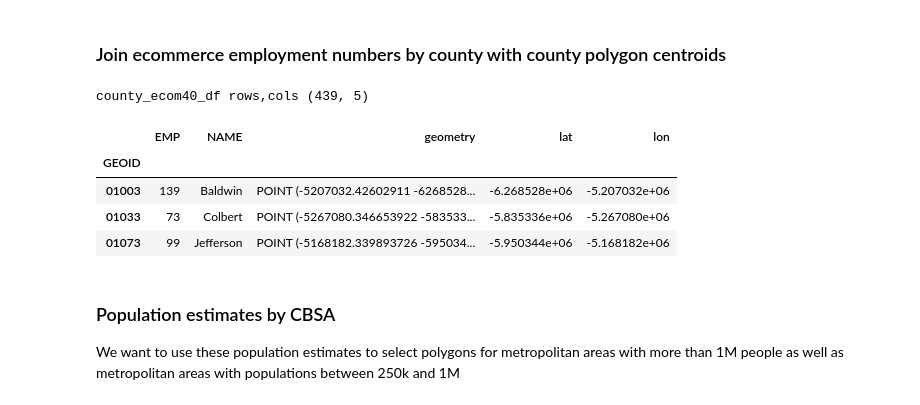
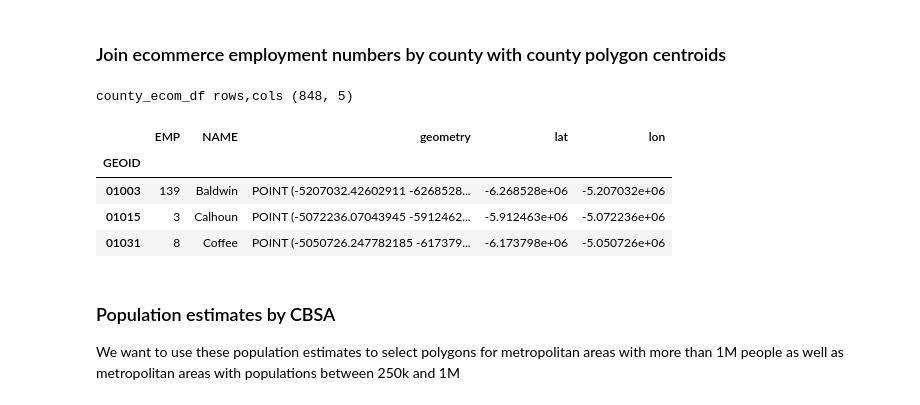
Before and after one commit to stoneyv/cbsa_plot, a Jupyter notebook: python/notebooks/cbsa_cbp_ecommerce_2015.ipynb, the cells around one changed output. Cells and saved outputs as stored; diff of their text form; code cells hidden in the pictures.

```diff
--- a/python/notebooks/cbsa_cbp_ecommerce_2015.ipynb
+++ b/python/notebooks/cbsa_cbp_ecommerce_2015.ipynb
@@ -131,8 +138,7 @@ ecom_df.shape
 # %% [output]
 (1824, 27)
 # %%
-# Select rows that have greater than 39 employees
-# TODO need to change this to select for aggregate sum by county
-ecom_co_gt39_df = ecom_df[ecom_df.EMP > 39]
-ecom_co_gt39_df.shape
+# Select rows that have greater than zero ecommerce employees
+ecom_co_gt0_df = ecom_df[ecom_df.EMP > 0]
+ecom_co_gt0_df.shape
 # %% [output]
@@ -140,6 +146,6 @@ ecom_co_gt39_df.shape
 # %%
 # Remove rows that are outside of the continental US
-ecom_co_gt39_df = ecom_co_gt39_df[np.logical_not(ecom_co_gt39_df['FIPSTATE'].isin(fips_states_outside))]
-print('ecom_co_gt39_df rows,cols ', ecom_co_gt39_df.shape)
-ecom_co_gt39_df.head(3)
+ecom_co_gt0_df = ecom_co_gt0_df[np.logical_not(ecom_co_gt0_df['FIPSTATE'].isin(fips_states_outside))]
+print('ecom_co_gt0_df rows,cols ', ecom_co_gt0_df.shape)
+ecom_co_gt0_df.head(3)
 # %% [output]
@@ -159,18 +200,18 @@ ecom_co_gt39_df['EMP'].plot.hist(bins=100, figsize=(12,4))
 ### Join ecommerce employment numbers by county with county polygon centroids
 # %%
 left_cols = ['GEOID', 'EMP']
-county_ecom40_df = ecom_co_gt39_df[left_cols].set_index('GEOID').join(
+county_ecom_df = ecom_co_gt0_df[left_cols].set_index('GEOID').join(
                                           county_centers_df.set_index('GEOID'),
                                           lsuffix='_e' )
-print('county_ecom40_df rows,cols', county_ecom40_df.shape)
-county_ecom40_df.head(3)
+print('county_ecom_df rows,cols', county_ecom_df.shape)
+county_ecom_df.head(3)
 # %% [output]
-county_ecom40_df rows,cols (439, 5)
+county_ecom_df rows,cols (848, 5)
 |  | EMP | NAME | geometry | lat | lon |
 | GEOID |  |  |  |  |  |
 | 01003 | 139 | Baldwin | POINT (-5207032.42602911 -6268528... | -6.268528e+06 | -5.207032e+06 |
-| 01033 | 73 | Colbert | POINT (-5267080.346653922 -583533... | -5.835336e+06 | -5.267080e+06 |
-| 01073 | 99 | Jefferson | POINT (-5168182.339893726 -595034... | -5.950344e+06 | -5.168182e+06 |
+| 01015 | 3 | Calhoun | POINT (-5072236.07043945 -5912462... | -5.912463e+06 | -5.072236e+06 |
+| 01031 | 8 | Coffee | POINT (-5050726.247782185 -617379... | -6.173798e+06 | -5.050726e+06 |
 # %% [markdown]
 ### Population estimates by CBSA
 We want to use these population estimates to select polygons for metropolitan areas with more than 1M people as well as metropolitan areas with populations between 250k and 1M
```
Also changed, not shown: parts of 23 cells of this notebook.
